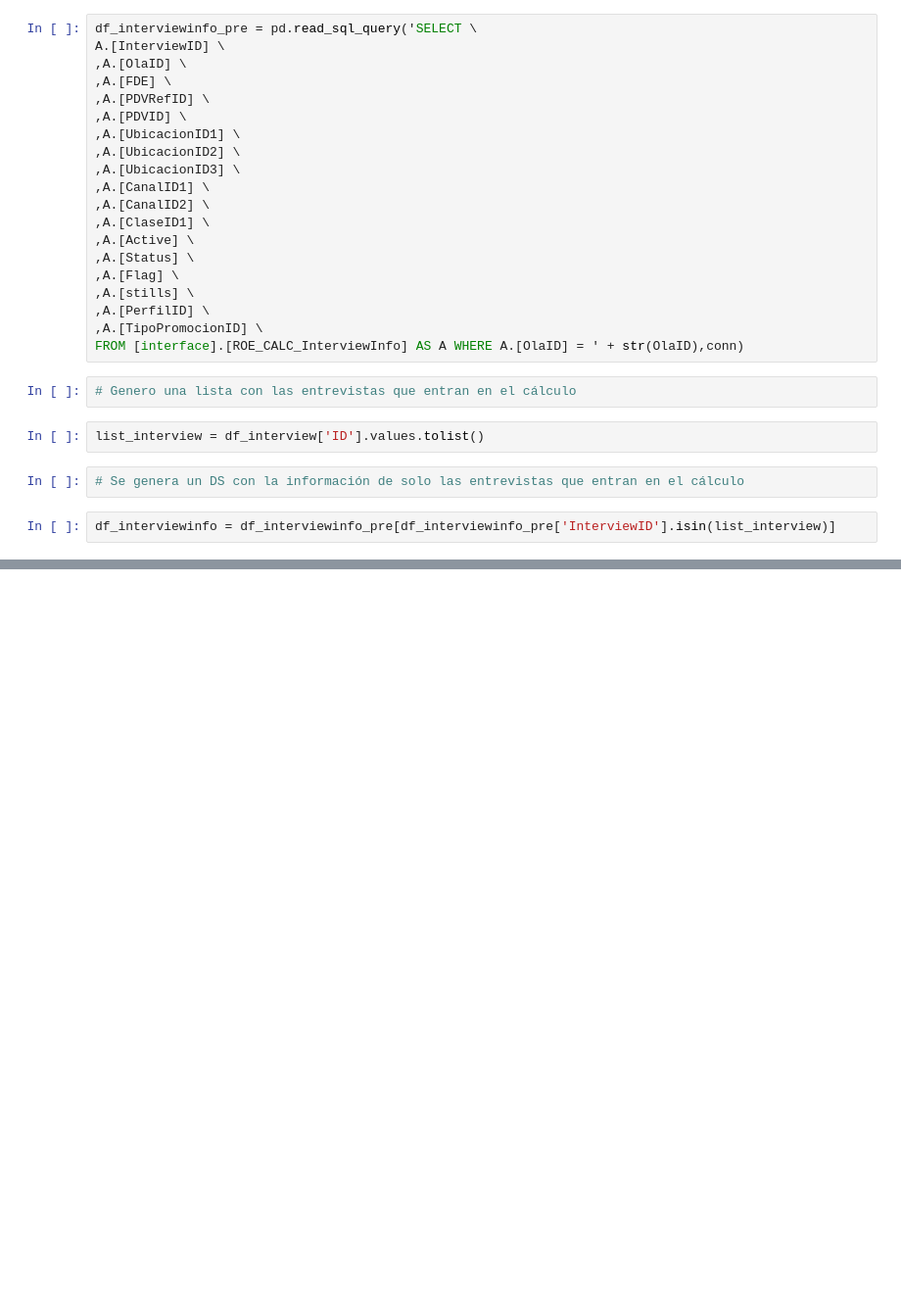
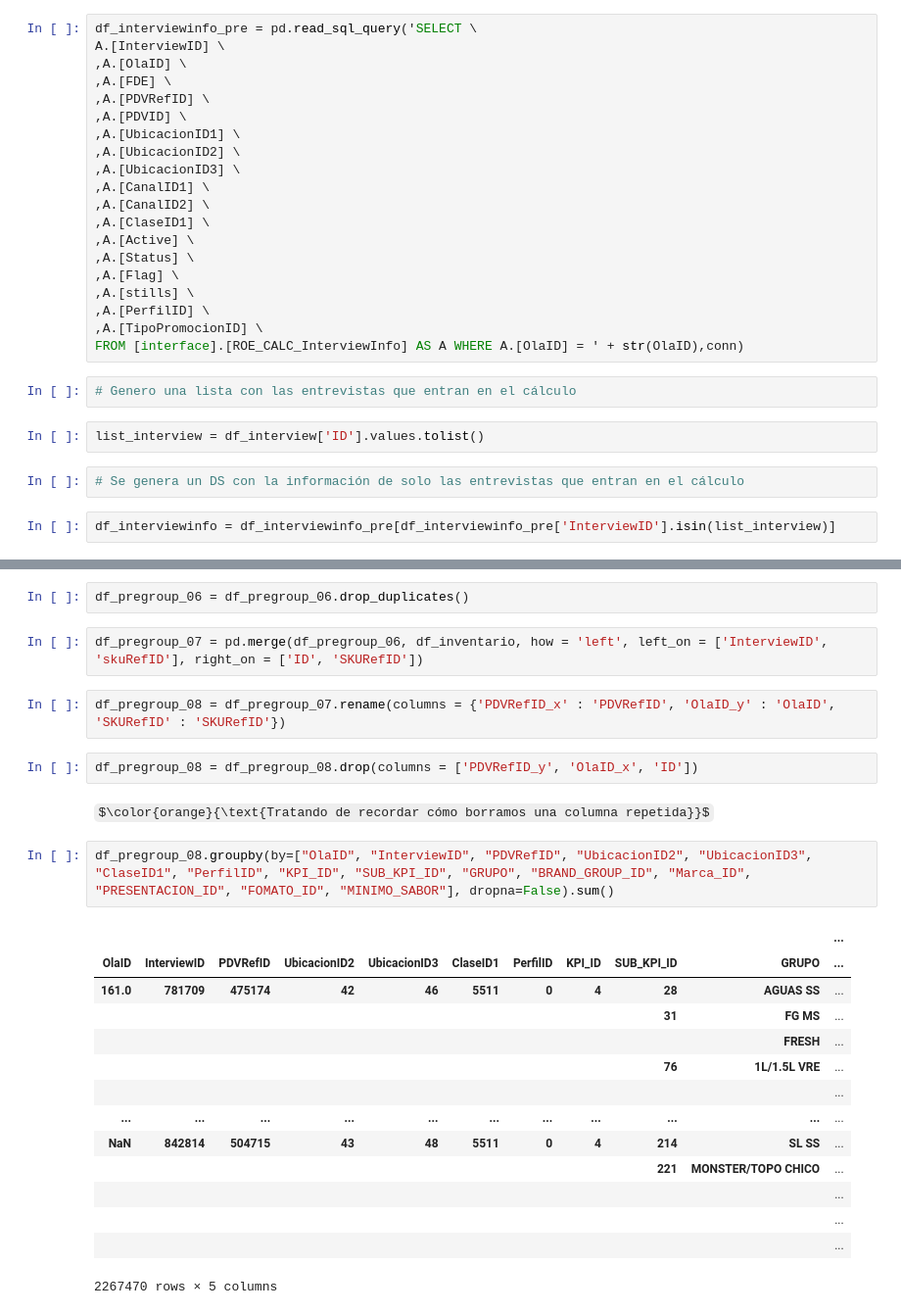
Before and after one commit to ralvila/BEDU, a Jupyter notebook: Python/Módulo 2/Proyecto Final/usp_Calculos_Portafolio_2021_AGO.ipynb, the cells around one changed output, grey strips where cells are left out. Shown at 98% size. Cells and saved outputs as stored; diff of their text form; some formulas as TeX source; blank space fills up the shorter version.

```diff
--- a/Python/Módulo 2/Proyecto Final/usp_Calculos_Portafolio_2021_AGO.ipynb
+++ b/Python/Módulo 2/Proyecto Final/usp_Calculos_Portafolio_2021_AGO.ipynb
@@ -77,0 +222,27 @@ print(df_interviewinfo)
+# %%
+df_pregroup_06 = df_pregroup_06.drop_duplicates()
+# %%
+df_pregroup_07 = pd.merge(df_pregroup_06, df_inventario, how = 'left', left_on = ['InterviewID', 'skuRefID'], right_on = ['ID', 'SKURefID'])
+# %%
+df_pregroup_08 = df_pregroup_07.rename(columns = {'PDVRefID_x' : 'PDVRefID', 'OlaID_y' : 'OlaID', 'SKURefID' : 'SKURefID'})
+# %%
+df_pregroup_08 = df_pregroup_08.drop(columns = ['PDVRefID_y', 'OlaID_x', 'ID'])
+# %% [markdown]
+$\color{orange}{\text{Tratando de recordar cómo borramos una columna repetida}}$
+# %%
+df_pregroup_08.groupby(by=["OlaID", "InterviewID", "PDVRefID", "UbicacionID2", "UbicacionID3", "ClaseID1", "PerfilID", "KPI_ID", "SUB_KPI_ID", "GRUPO", "BRAND_GROUP_ID", "Marca_ID", "PRESENTACION_ID", "FOMATO_ID", "MINIMO_SABOR"], dropna=False).sum()
+# %% [output]
+|  |  |  |  |  |  |  |  |  |  | ... |
+| OlaID | InterviewID | PDVRefID | UbicacionID2 | UbicacionID3 | ClaseID1 | PerfilID | KPI_ID | SUB_KPI_ID | GRUPO | ... |
+| 161.0 | 781709 | 475174 | 42 | 46 | 5511 | 0 | 4 | 28 | AGUAS SS | ... |
+|  |  |  |  |  |  |  |  | 31 | FG MS | ... |
+|  |  |  |  |  |  |  |  |  | FRESH | ... |
+|  |  |  |  |  |  |  |  | 76 | 1L/1.5L VRE | ... |
+|  |  |  |  |  |  |  |  |  |  | ... |
+| ... | ... | ... | ... | ... | ... | ... | ... | ... | ... | ... |
+| NaN | 842814 | 504715 | 43 | 48 | 5511 | 0 | 4 | 214 | SL SS | ... |
+|  |  |  |  |  |  |  |  | 221 | MONSTER/TOPO CHICO | ... |
+|  |  |  |  |  |  |  |  |  |  | ... |
+|  |  |  |  |  |  |  |  |  |  | ... |
+|  |  |  |  |  |  |  |  |  |  | ... |
+2267470 rows × 5 columns
```
Also changed, not shown: parts of 50 cells of this notebook, 2 other files.
